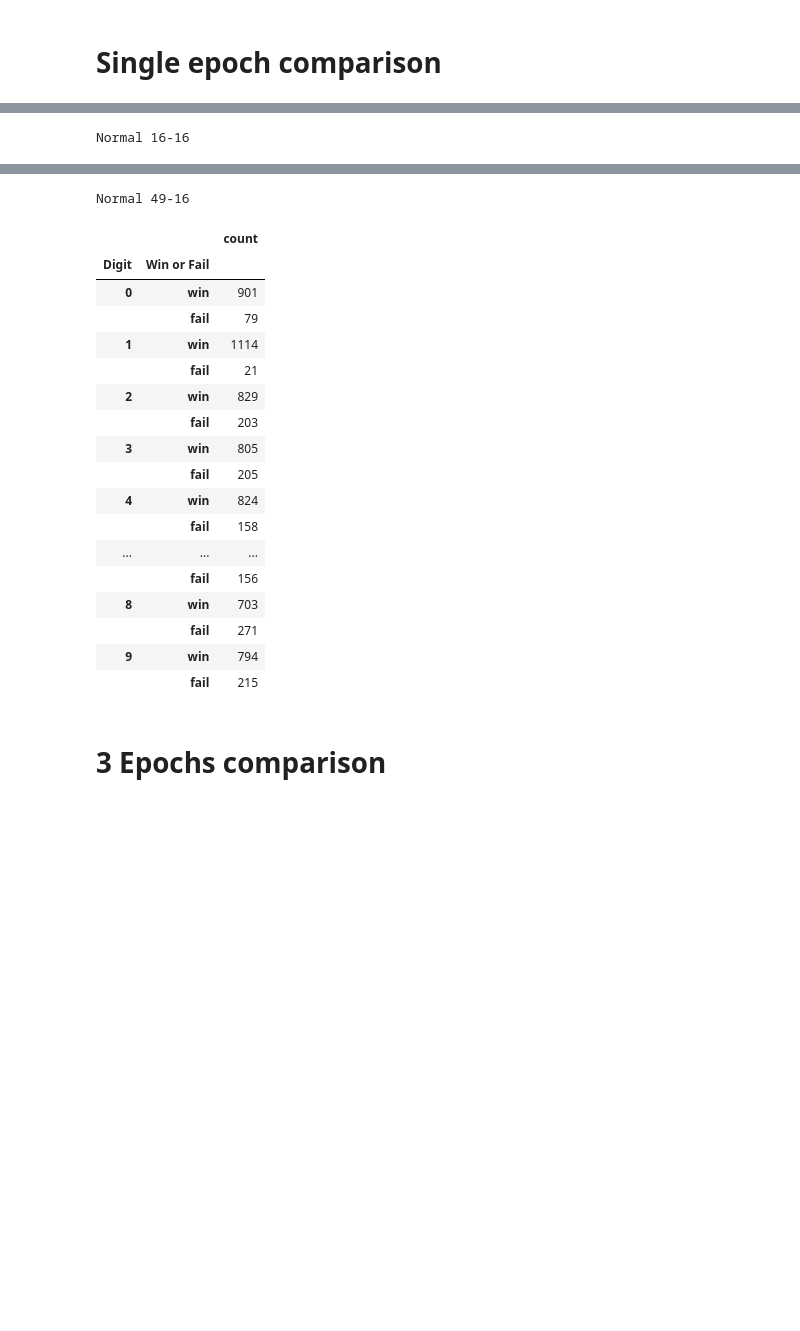
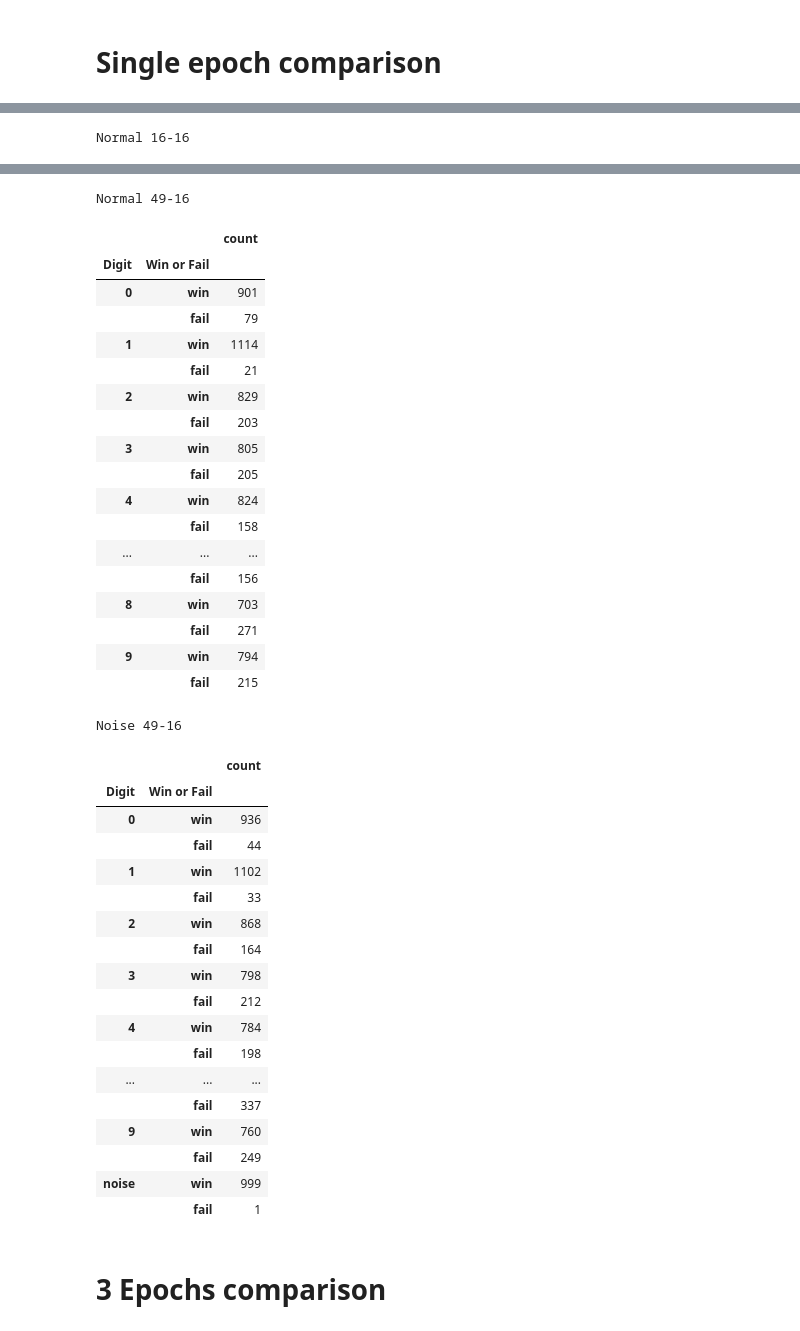
Before and after one commit to Huraqan/SimpleNeuralNetwork, a Jupyter notebook: notebook3-analysis.ipynb, the cells around one changed output, grey strips where cells are left out. Cells and saved outputs as stored; diff of their text form; code cells hidden in the pictures; blank space fills up the shorter version.

```diff
--- a/notebook3-analysis.ipynb
+++ b/notebook3-analysis.ipynb
@@ -33,6 +42,7 @@ plot_win_fails(costs_normal_49_16)
 side_by_side({
     "Normal 16-16": get_win_fails_by_digit(costs_normal_16_16),
     "Normal 49-16": get_win_fails_by_digit(costs_normal_49_16),
+    "Noise 49-16": get_win_fails_by_digit(costs_noise_49_16),
 })
 # %% [output]
 Normal 16-16
@@ -46,33 +56,52 @@ Normal 16-16
 |  | fail | 131 |
 | 3 | win | 798 |
 |  | fail | 212 |
 | 4 | win | 804 |
 |  | fail | 178 |
 | ... | ... | ... |
 |  | fail | 147 |
 | 8 | win | 664 |
 |  | fail | 310 |
 | 9 | win | 717 |
 |  | fail | 292 |
 Normal 49-16
 |  |  | count |
 | Digit | Win or Fail |  |
 | 0 | win | 901 |
 |  | fail | 79 |
 | 1 | win | 1114 |
 |  | fail | 21 |
 | 2 | win | 829 |
 |  | fail | 203 |
 | 3 | win | 805 |
 |  | fail | 205 |
 | 4 | win | 824 |
 |  | fail | 158 |
 | ... | ... | ... |
 |  | fail | 156 |
 | 8 | win | 703 |
 |  | fail | 271 |
 | 9 | win | 794 |
 |  | fail | 215 |
+Noise 49-16
+|  |  | count |
+| Digit | Win or Fail |  |
+| 0 | win | 936 |
+|  | fail | 44 |
+| 1 | win | 1102 |
+|  | fail | 33 |
+| 2 | win | 868 |
+|  | fail | 164 |
+| 3 | win | 798 |
+|  | fail | 212 |
+| 4 | win | 784 |
+|  | fail | 198 |
+| ... | ... | ... |
+|  | fail | 337 |
+| 9 | win | 760 |
+|  | fail | 249 |
+| noise | win | 999 |
+|  | fail | 1 |
 # %% [markdown]
 # 3 Epochs comparison
 # %%
```
Also changed, not shown: parts of 5 cells of this notebook, 7 other files.
